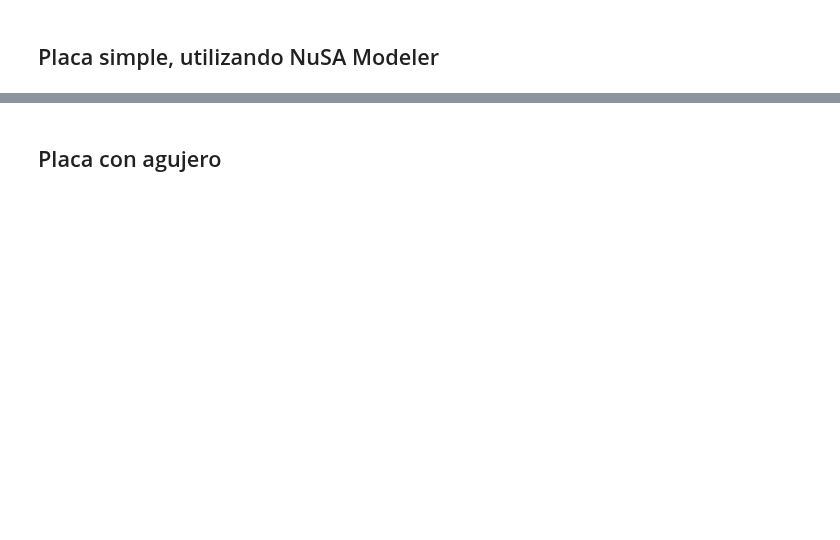
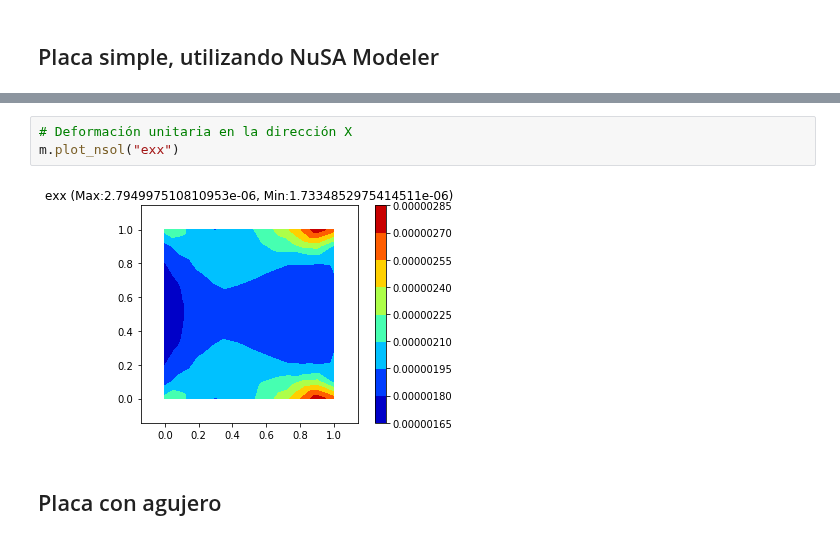
Before and after one commit to JorgeDeLosSantos/nusa, a Jupyter notebook: docs/nusa-info/es/linear-triangle-element.ipynb, the cells around one changed output, grey strips where cells are left out. Saved outputs shown, nothing was run; the diff lists cells and outputs as text; blank space fills up the shorter version.

```diff
--- a/docs/nusa-info/es/linear-triangle-element.ipynb
+++ b/docs/nusa-info/es/linear-triangle-element.ipynb
@@ -160,3 +165,8 @@ m.plot_nsol("seqv")
+# %%
+# Deformación unitaria en la dirección X
+m.plot_nsol("exx")
+# %% [output]
+[figure, added]
 # %% [markdown]
 ## Placa con agujero
 # %%
```
Also changed, not shown: parts of 9 cells of this notebook.
